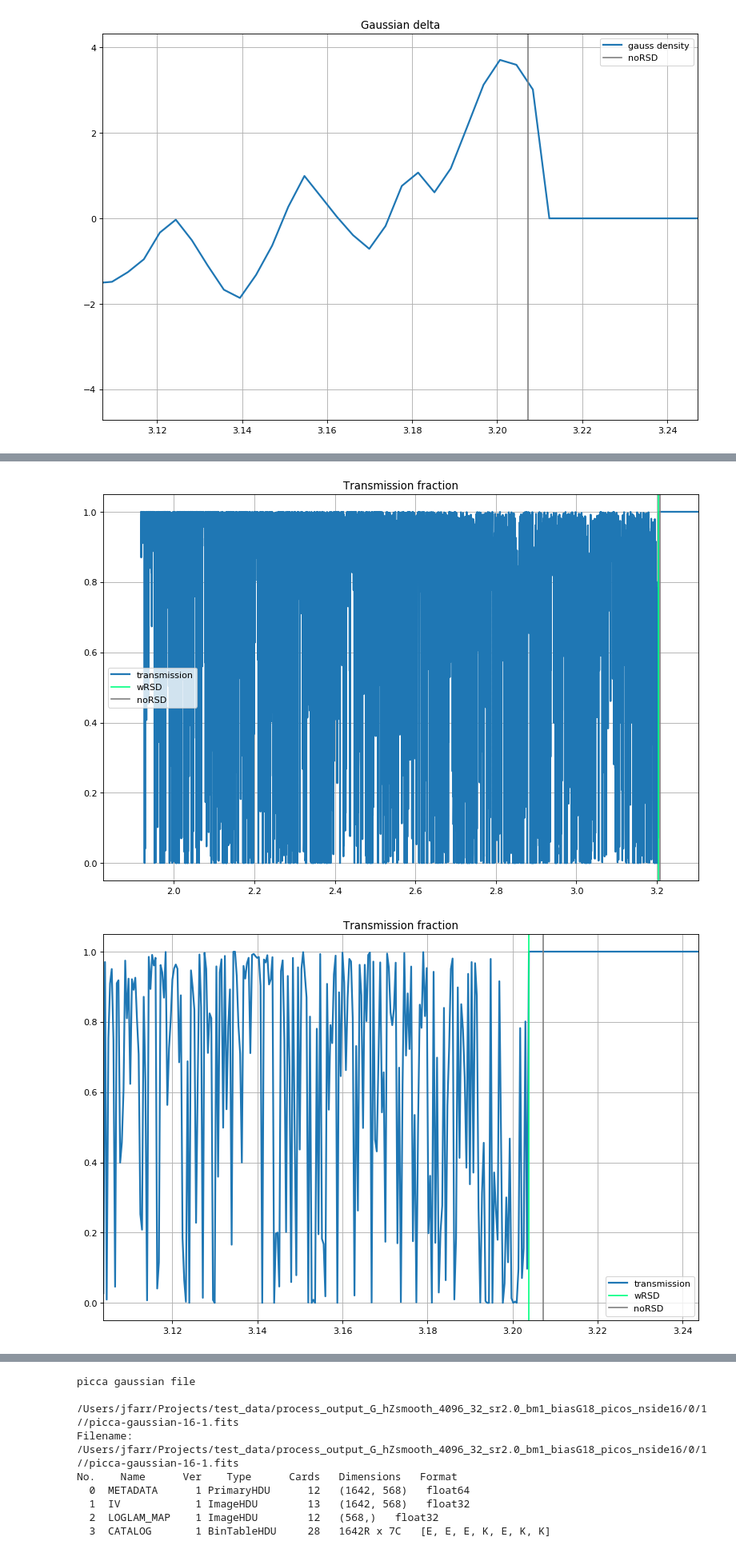
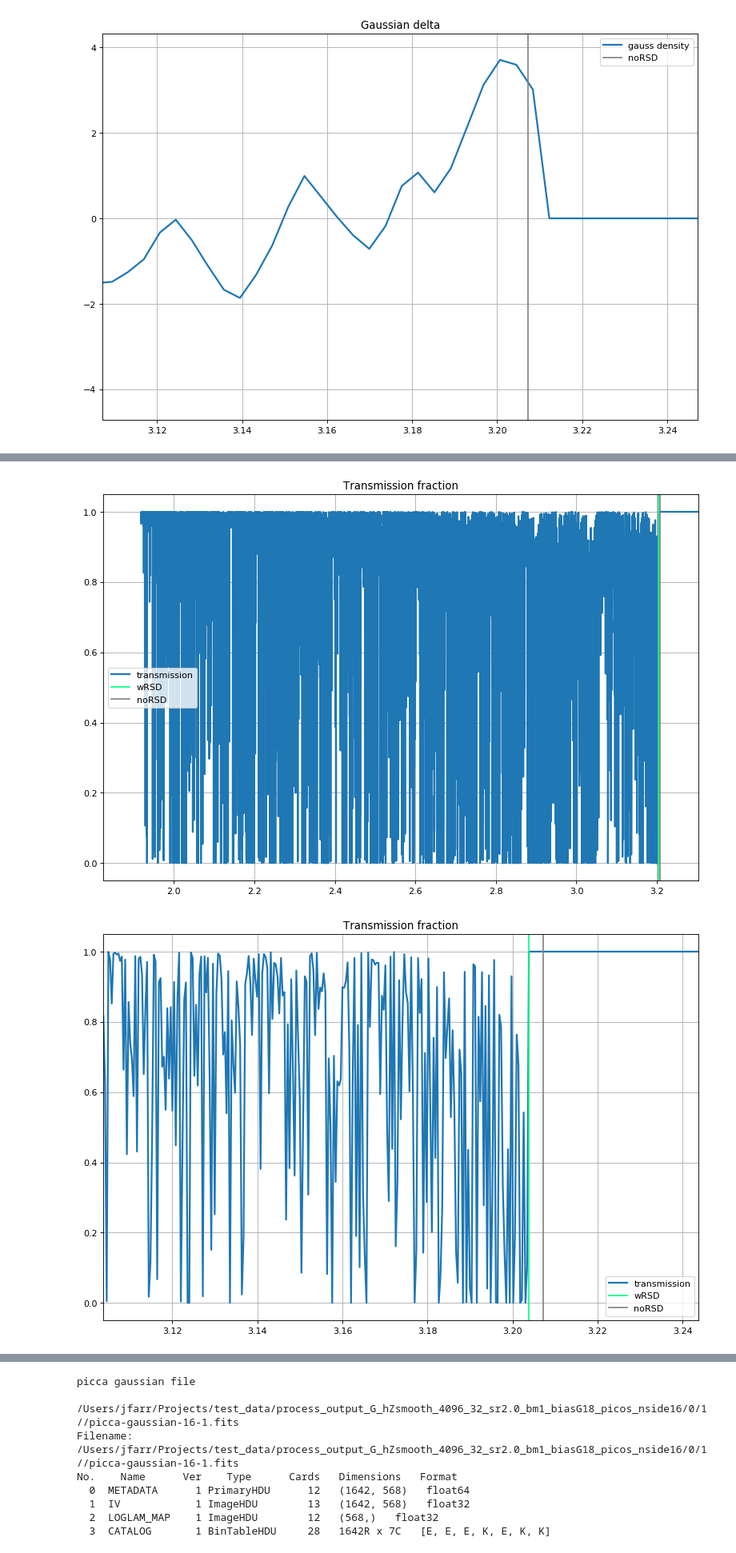
Before and after one commit to igmhub/LyaCoLoRe, a Jupyter notebook: example_scripts/plot_processed_files.ipynb, the cells around one changed output, grey strips where cells are left out. Shown at 80% size. Saved outputs shown, nothing was run; the diff lists cells and outputs as text; code cells hidden in the pictures.

```diff
--- a/example_scripts/plot_processed_files.ipynb
+++ b/example_scripts/plot_processed_files.ipynb
@@ -7,8 +7,8 @@ lya = 1215.67
 # %%
 # main folder where the processed files are
 nside = 16
-#basedir = '/Users/jfarr/Projects/test_data/process_output_G_hZsmooth_4096_32_sr2.0_bm1_biasG18_picos_nside{}'.format(nside)
-basedir = '../example_data/update_160518'
+#basedir = '/Users/jfarr/Projects/test_data/process_output_G_hZsmooth_4096_32_sr2.0_bm1_biasG18_picos_nside{}_N1000'.format(nside)
+basedir = '../example_data/update_230518'
 # %%
 pix = 1
 pix_100 = int(pix/100)
@@ -107,7 +113,7 @@ No.    Name      Ver    Type      Cards   Dimensions   Format
 # %%
 plt.figure(figsize=(12, 8), dpi= 80, facecolor='w', edgecolor='k')
 #THIS WILL CHANGE FOR FUTURE VERSIONS ONCE TRANSMISSION FILES BECOME N_QSO,N_CELLS IN SHAPE
-plt.plot(transmission_zs,transmission[:,iskewer],lw=2,label='transmission')
+plt.plot(transmission_zs,transmission[iskewer,:],lw=2,label='transmission')
 
 plt.axvline(x=zq[iskewer],c=(0.0,1.0,0.5),label='wRSD')
 plt.axvline(x=zq_noRSD[iskewer],c=(0.5,0.5,0.5),label='noRSD')
@@ -118,24 +124,24 @@ plt.legend()
 plt.grid()
 plt.show()
 # %% [output]
-[figure, old version]
+[figure, new version]
 # %%
 plt.figure(figsize=(12, 8), dpi= 80, facecolor='w', edgecolor='k')
 #THIS WILL CHANGE FOR FUTURE VERSIONS ONCE TRANSMISSION FILES BECOME N_QSO,N_CELLS IN SHAPE
-plt.plot(transmission_zs,transmission[:,iskewer],lw=2,label='transmission')
+plt.plot(transmission_zs,transmission[iskewer,:],lw=2,label='transmission')
 
 plt.axvline(x=zq[iskewer],c=(0.0,1.0,0.5),label='wRSD')
 plt.axvline(x=zq_noRSD[iskewer],c=(0.5,0.5,0.5),label='noRSD')
 
 #gauss_dens_zs
 
 plt.xlim(zq[iskewer]-0.1,zq[iskewer]+0.04)
 plt.title('Transmission fraction')
 plt.legend()
 plt.grid()
 plt.show()
 # %% [output]
-[figure, old version]
+[figure, new version]
 # %%
 print(DLA)
 # %% [output]
```
Also changed, not shown: parts of 6 cells of this notebook, 3 other files.
